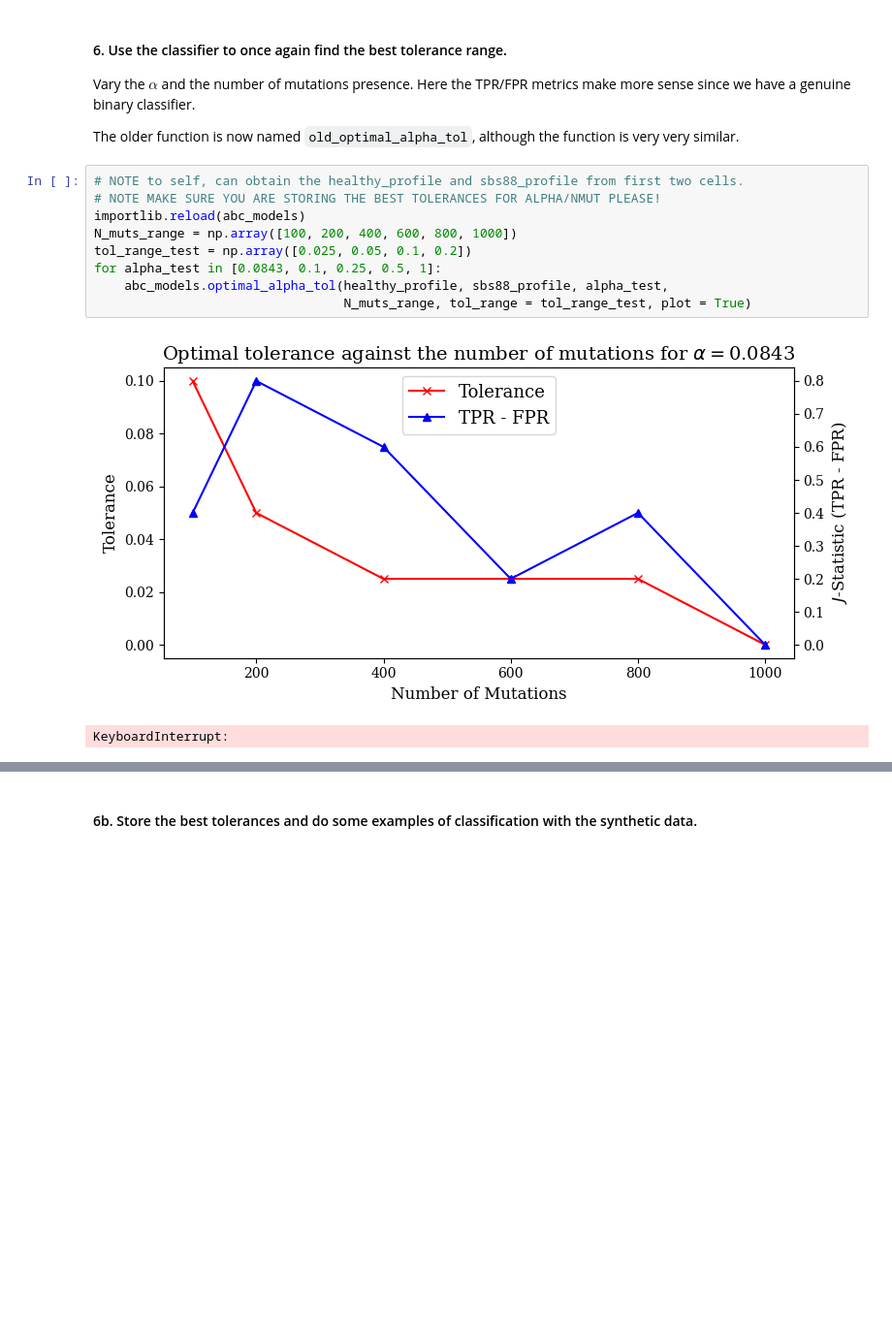
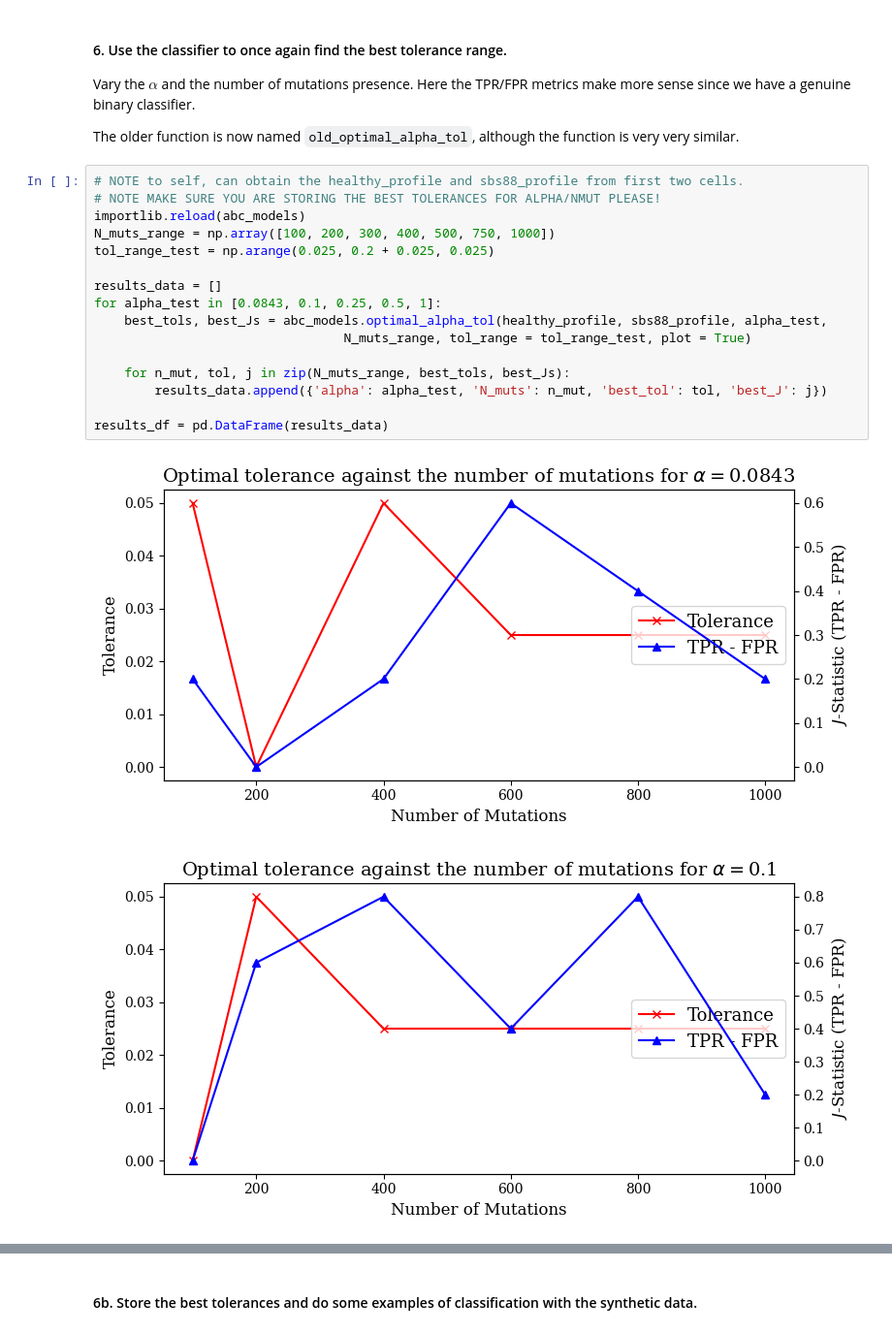
Before and after one commit to fredwdickinson/rscam-g6, a Jupyter notebook: temp/abc_analysis.ipynb, the cells around one changed output, grey strips where cells are left out. Shown at 97% size. Saved outputs shown, nothing was run; the diff lists cells and outputs as text; blank space fills up the shorter version.

```diff
--- a/temp/abc_analysis.ipynb
+++ b/temp/abc_analysis.ipynb
@@ -216,12 +216,19 @@ The older function is now named `old_optimal_alpha_tol`, although the function i
 # %%
 # NOTE to self, can obtain the healthy_profile and sbs88_profile from first two cells.
 # NOTE MAKE SURE YOU ARE STORING THE BEST TOLERANCES FOR ALPHA/NMUT PLEASE!
 importlib.reload(abc_models)
-N_muts_range = np.array([100, 200, 400, 600, 800, 1000])
-tol_range_test = np.array([0.025, 0.05, 0.1, 0.2])
+N_muts_range = np.array([100, 200, 300, 400, 500, 750, 1000])
+tol_range_test = np.arange(0.025, 0.2 + 0.025, 0.025)
+
+results_data = []
 for alpha_test in [0.0843, 0.1, 0.25, 0.5, 1]:
-    abc_models.optimal_alpha_tol(healthy_profile, sbs88_profile, alpha_test,
+    best_tols, best_Js = abc_models.optimal_alpha_tol(healthy_profile, sbs88_profile, alpha_test,
                                  N_muts_range, tol_range = tol_range_test, plot = True)
+
+    for n_mut, tol, j in zip(N_muts_range, best_tols, best_Js):
+        results_data.append({'alpha': alpha_test, 'N_muts': n_mut, 'best_tol': tol, 'best_J': j})
+
+results_df = pd.DataFrame(results_data)
 # %% [output]
-[figure, old version]
+[figure, new version]
-KeyboardInterrupt:
+[figure, added]
```
Also changed, not shown: parts of 3 cells of this notebook, 1 other file.
